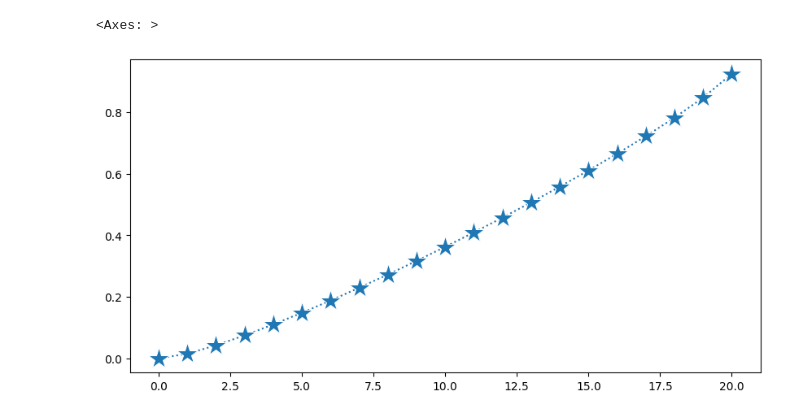
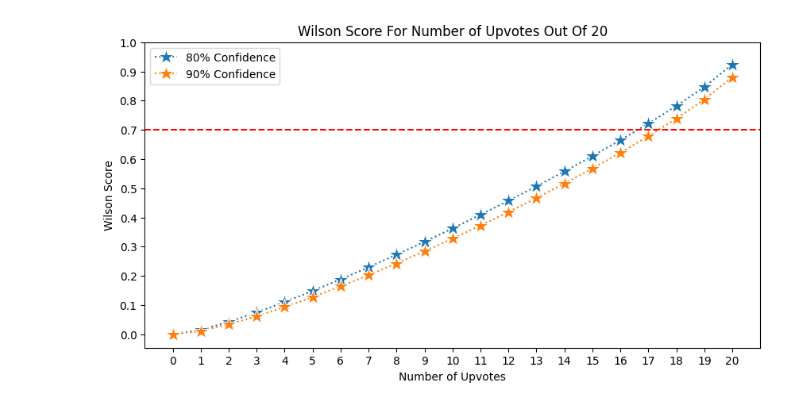
Before and after one commit to aureliobarrios/machine-learning, a Jupyter notebook: notebooks/reddit-algorithm.ipynb, the cells around one changed output. Saved outputs shown, nothing was run; the diff lists cells and outputs as text; code cells hidden in the pictures.

Commit message:
plots

```diff
--- a/notebooks/reddit-algorithm.ipynb
+++ b/notebooks/reddit-algorithm.ipynb
@@ -55,13 +58,31 @@ for upvotes in range(num_votes + 1):
     #get the score for current scenario with 80% confidence
     scores_eighty.append(confidence(upvotes, downvotes, 0.80))
     #get the score for current scenario with 90% confidence
-    scores_ninety.append(confidence(upvotes, downvotes, 0.9))
+    scores_ninety.append(confidence(upvotes, downvotes, 0.90))
-# %%
-import seaborn as sns
-import matplotlib.pyplot as plt
-
-fig = plt.subplots(figsize=(10, 5))
-sns.lineplot(x=range(num_votes+1), y=scores, linestyle='dotted', marker='*', markersize=20)
-# %% [output]
-<Axes: >
-[figure, removed]
+# %%
+import numpy as np
+import seaborn as sns
+import matplotlib.pyplot as plt
+
+#set threshold percentage of upvotes/total votes
+threshold = 0.70
+
+#build figure image
+fig = plt.subplots(figsize=(10, 5))
+#plot 80% confidence scores
+ax = sns.lineplot(x=range(num_votes+1), y=scores_eighty, label='80% Confidence', linestyle='dotted', marker='*', markersize=15)
+#plot 90% confidence scores
+sns.lineplot(x=range(num_votes+1), y=scores_ninety, label='90% Confidence', linestyle='dotted', marker='*', markersize=15)
+#set the x and y ticks for the plot
+ax.set_xticks(range(num_votes+1))
+ax.set_yticks(np.linspace(0, 1, 11))
+#set title and labels
+ax.set(title='Wilson Score For Number of Upvotes Out Of 20', xlabel='Number of Upvotes', ylabel='Wilson Score')
+#plot horizontal line at proportion 0.7
+ax.axhline(threshold, ls='--', color='red')
+#show the legend
+ax.legend()
+#show the plot
+plt.show()
+# %% [output]
+[figure, added]
```
Also changed, not shown: parts of 1 cell of this notebook.
